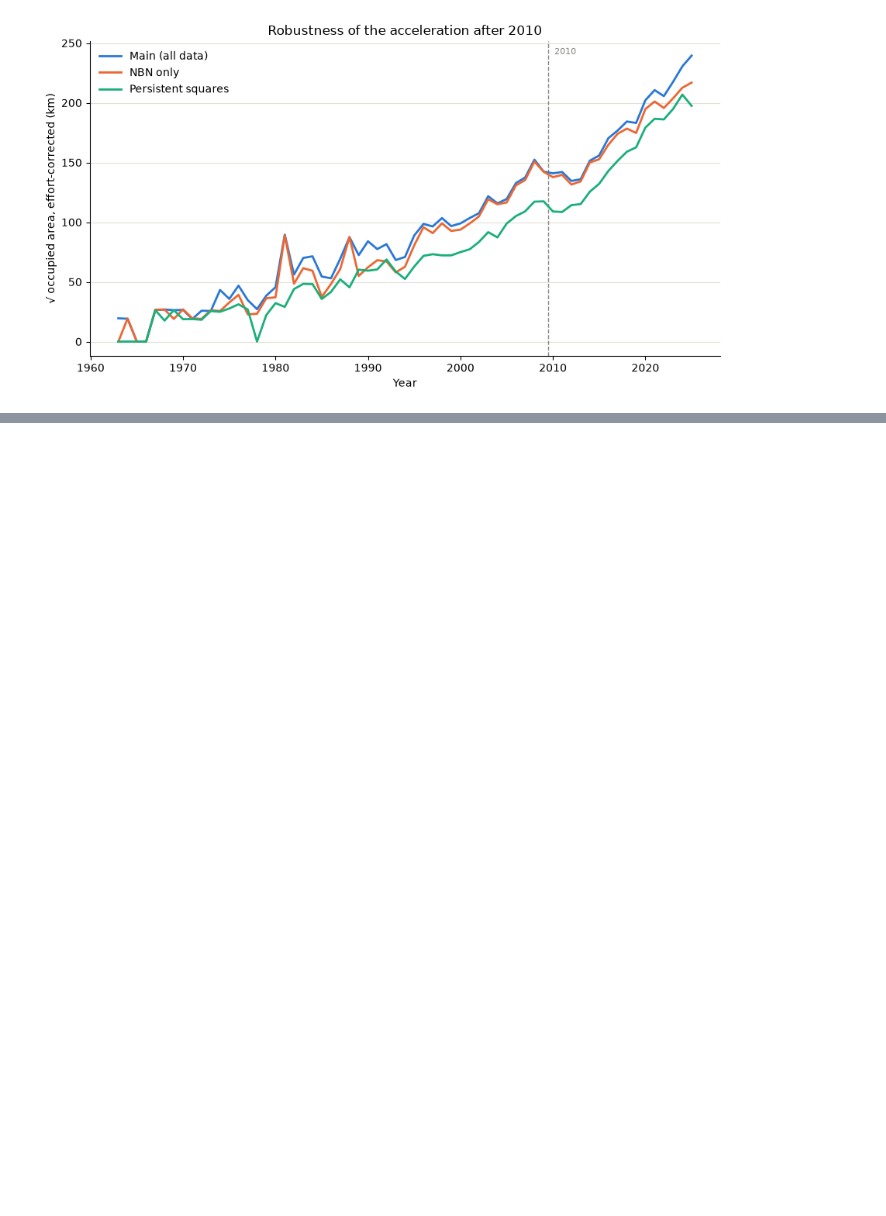
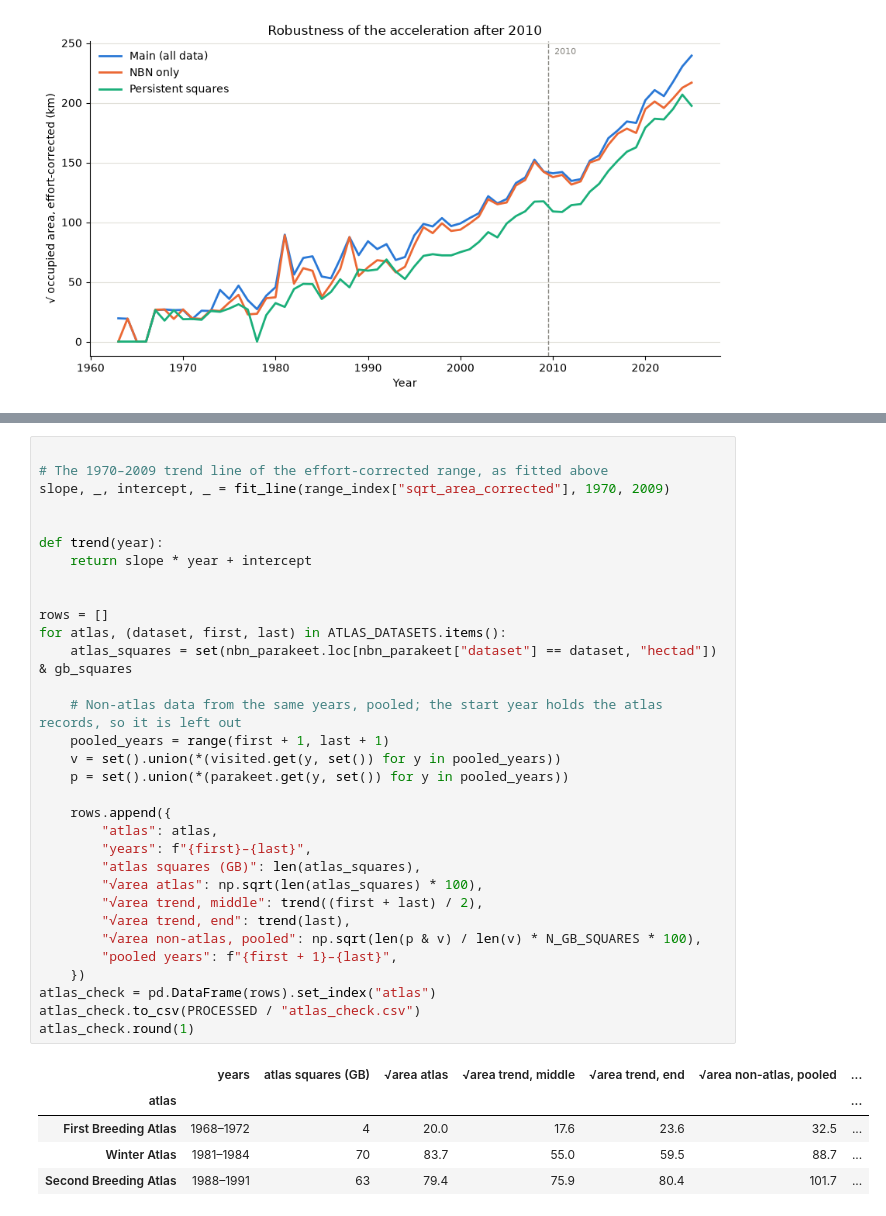
Before and after one commit to nkiper/parakeet-spread, a Jupyter notebook: notebooks/04_effort-correction.ipynb, the cells around one changed output, grey strips where cells are left out. Cells and saved outputs as stored; diff of their text form; blank space fills up the shorter version.

```diff
--- a/notebooks/04_effort-correction.ipynb
+++ b/notebooks/04_effort-correction.ipynb
@@ -672,0 +719,38 @@ fig.savefig(FIGURES / "acceleration_checks.png", dpi=200)
+# %%
+
+# The 1970–2009 trend line of the effort-corrected range, as fitted above
+slope, _, intercept, _ = fit_line(range_index["sqrt_area_corrected"], 1970, 2009)
+
+
+def trend(year):
+    return slope * year + intercept
+
+
+rows = []
+for atlas, (dataset, first, last) in ATLAS_DATASETS.items():
+    atlas_squares = set(nbn_parakeet.loc[nbn_parakeet["dataset"] == dataset, "hectad"]) & gb_squares
+
+    # Non-atlas data from the same years, pooled; the start year holds the atlas records, so it is left out
+    pooled_years = range(first + 1, last + 1)
+    v = set().union(*(visited.get(y, set()) for y in pooled_years))
+    p = set().union(*(parakeet.get(y, set()) for y in pooled_years))
+
+    rows.append({
+        "atlas": atlas,
+        "years": f"{first}–{last}",
+        "atlas squares (GB)": len(atlas_squares),
+        "√area atlas": np.sqrt(len(atlas_squares) * 100),
+        "√area trend, middle": trend((first + last) / 2),
+        "√area trend, end": trend(last),
+        "√area non-atlas, pooled": np.sqrt(len(p & v) / len(v) * N_GB_SQUARES * 100),
+        "pooled years": f"{first + 1}–{last}",
+    })
+atlas_check = pd.DataFrame(rows).set_index("atlas")
+atlas_check.to_csv(PROCESSED / "atlas_check.csv")
+atlas_check.round(1)
+# %% [output]
+|  | years | atlas squares (GB) | √area atlas | √area trend, middle | √area trend, end | √area non-atlas, pooled | ... |
+| atlas |  |  |  |  |  |  | ... |
+| First Breeding Atlas | 1968–1972 | 4 | 20.0 | 17.6 | 23.6 | 32.5 | ... |
+| Winter Atlas | 1981–1984 | 70 | 83.7 | 55.0 | 59.5 | 88.7 | ... |
+| Second Breeding Atlas | 1988–1991 | 63 | 79.4 | 75.9 | 80.4 | 101.7 | ... |
```
Also changed, not shown: parts of 7 cells of this notebook, 11 other files.
